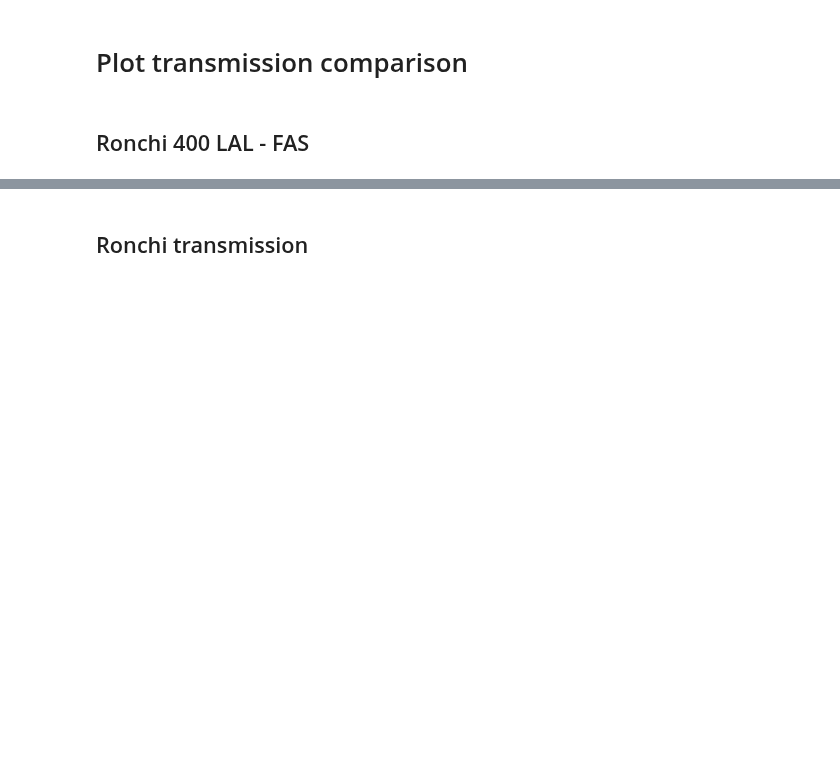
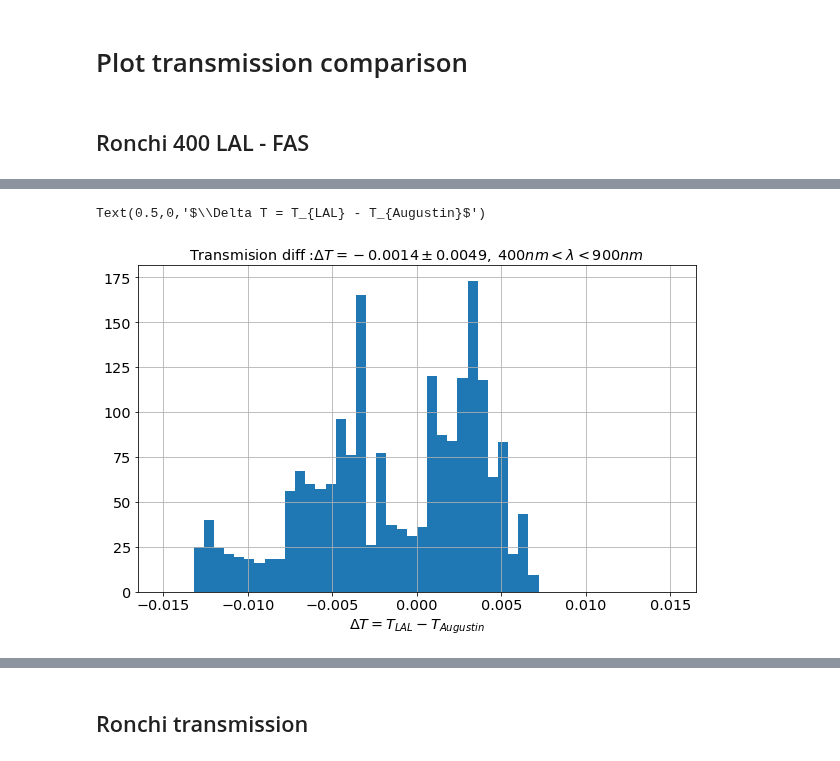
Before and after one commit to sylvielsstfr/SpectractorAnaAtm, a Jupyter notebook: DisperserTransmCalc/CompareDisperserTranswErrors_FASHavard.ipynb, the cells around one changed output, grey strips where cells are left out. Cells and saved outputs as stored; diff of their text form; code cells hidden in the pictures; blank space fills up the shorter version.

```diff
--- a/DisperserTransmCalc/CompareDisperserTranswErrors_FASHavard.ipynb
+++ b/DisperserTransmCalc/CompareDisperserTranswErrors_FASHavard.ipynb
@@ -199,0 +221,3 @@ ax.legend(loc='upper right')
+# %%
+deltaY=newY1-Y2
+deltaY_over_Y=deltaY/newY1
@@ -199,0 +234,2 @@ ax.legend(loc='upper right')
+# %%
+index_sel=np.where(np.logical_and(X2>400,X2<900))[0]
@@ -199,0 +240,5 @@ ax.legend(loc='upper right')
+# %%
+deltaY_sel=deltaY[index_sel]
+deltaY_over_Y_sel=deltaY_over_Y[index_sel]
+# %%
+title='Transmision diff :$\Delta T={:5.4f} \pm {:5.4f} , \; 400nm < \lambda < 900nm$ '.format(deltaY_sel.mean(),deltaY_sel.std())
@@ -199,0 +253,8 @@ ax.legend(loc='upper right')
+# %%
+plt.hist(deltaY_sel,bins=50,range=(-0.015,0.015));
+plt.grid()
+plt.title(title)
+plt.xlabel("$\Delta T = T_{LAL} - T_{Augustin}$")
+# %% [output]
+Text(0.5,0,'$\\Delta T = T_{LAL} - T_{Augustin}$')
+[figure, added]
```
Also changed, not shown: parts of 17 cells of this notebook.
